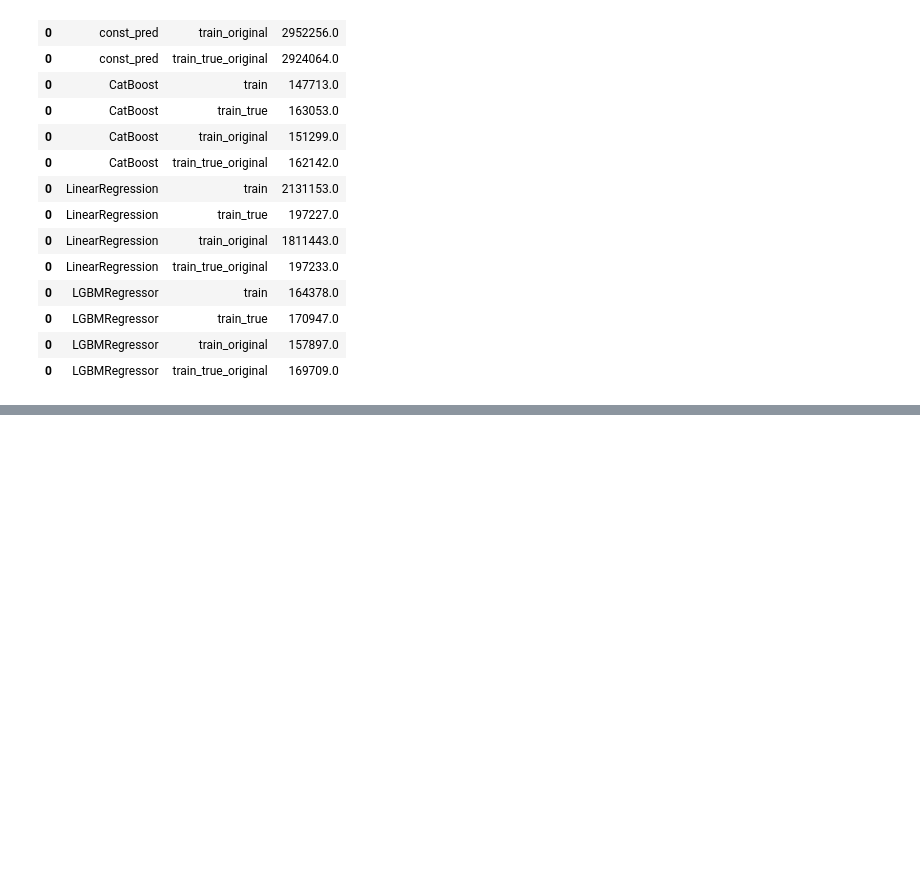
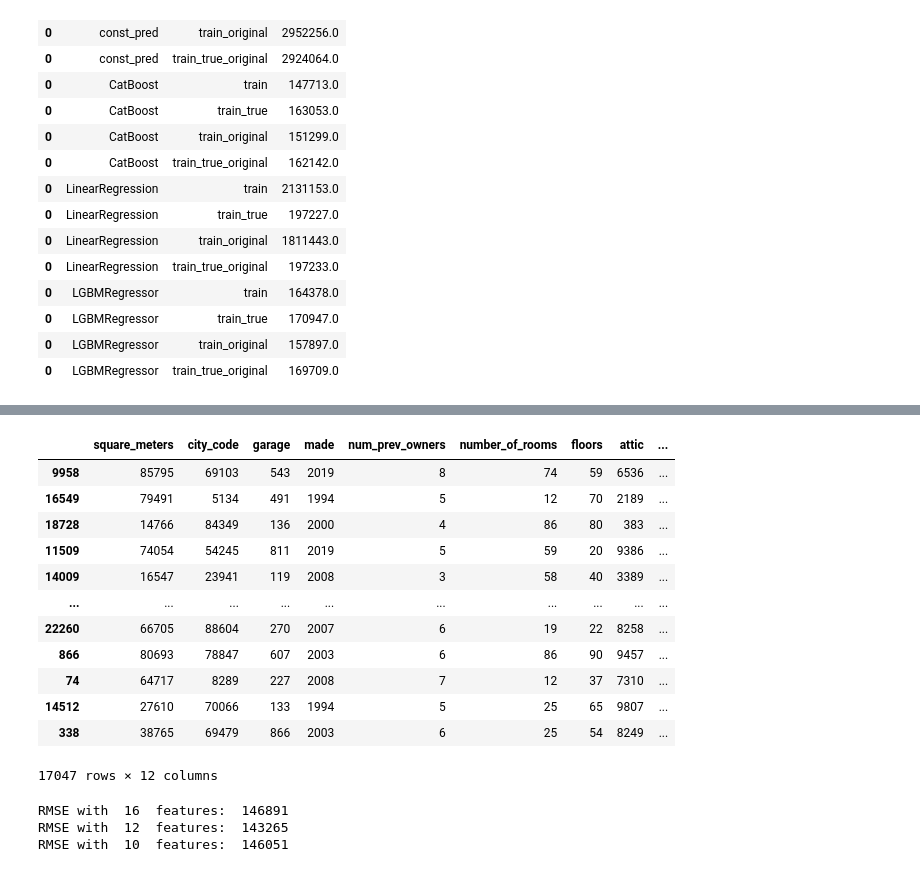
Before and after one commit to keedach/Kaggle, a Jupyter notebook: playground_series_3_6/playground_series_3_6.ipynb, the cells around one changed output, grey strips where cells are left out. Cells and saved outputs as stored; diff of their text form; code cells hidden in the pictures; blank space fills up the shorter version.

```diff
--- a/playground_series_3_6/playground_series_3_6.ipynb
+++ b/playground_series_3_6/playground_series_3_6.ipynb
@@ -2068,0 +2070,13 @@ dd
+# %%
+X_train, X_valid, y_train, y_valid = \
+    dataset['train'][0].drop('price', axis=1), \
+    dataset['train'][1].drop('price', axis=1), \
+    dataset['train'][0]['price'], \
+    dataset['train'][1]['price']
+
+model = CatBoostRegressor(random_seed=13)
+model.fit(
+    X=X_train,
+    y=y_train,
+    eval_set=(X_valid, y_valid),
+    verbose=False)
@@ -2068,0 +2085,9 @@ dd
+# %%
+feature_importance = pd.DataFrame(
+    data=model.get_feature_importance(),
+    index=X_train.columns.tolist())
+
+feature_importance.columns = ['feature_importance']
+
+feature_importance = feature_importance.sort_values(
+    by='feature_importance', ascending=False)
@@ -2068,0 +2114,50 @@ dd
+# %%
+new_features = (
+    feature_importance.index.tolist(),
+    feature_importance.index.tolist()[:12],
+    feature_importance.index.tolist()[:10]
+    )
+# %%
+dataset['train'][0].loc[:, new_features[1]]
+# %% [output]
+|  | square_meters | city_code | garage | made | num_prev_owners | number_of_rooms | floors | attic | ... |
+| 9958 | 85795 | 69103 | 543 | 2019 | 8 | 74 | 59 | 6536 | ... |
+| 16549 | 79491 | 5134 | 491 | 1994 | 5 | 12 | 70 | 2189 | ... |
+| 18728 | 14766 | 84349 | 136 | 2000 | 4 | 86 | 80 | 383 | ... |
+| 11509 | 74054 | 54245 | 811 | 2019 | 5 | 59 | 20 | 9386 | ... |
+| 14009 | 16547 | 23941 | 119 | 2008 | 3 | 58 | 40 | 3389 | ... |
+| ... | ... | ... | ... | ... | ... | ... | ... | ... | ... |
+| 22260 | 66705 | 88604 | 270 | 2007 | 6 | 19 | 22 | 8258 | ... |
+| 866 | 80693 | 78847 | 607 | 2003 | 6 | 86 | 90 | 9457 | ... |
+| 74 | 64717 | 8289 | 227 | 2008 | 7 | 12 | 37 | 7310 | ... |
+| 14512 | 27610 | 70066 | 133 | 1994 | 5 | 25 | 65 | 9807 | ... |
+| 338 | 38765 | 69479 | 866 | 2003 | 6 | 25 | 54 | 8249 | ... |
+17047 rows × 12 columns
+# %%
+for f in new_features:
+
+    X_train, X_valid, y_train, y_valid = \
+        dataset['train'][0].drop('price', axis=1), \
+        dataset['train'][1].drop('price', axis=1), \
+        dataset['train'][0]['price'], \
+        dataset['train'][1]['price']
+
+    X_train = X_train.loc[:, f]
+    X_valid = X_valid.loc[:, f]
+
+    model = CatBoostRegressor(random_seed=13)
+    model.fit(
+        X=X_train,
+        y=y_train,
+        eval_set=(X_valid, y_valid),
+        verbose=False)
+
+    rmse = round(np.sqrt(
+        mean_squared_error(y_valid, model.predict(data=X_valid))
+        ))
+
+    print('RMSE with ', len(f), ' features: ', rmse)
+# %% [output]
+RMSE with  16  features:  146891
+RMSE with  12  features:  143265
+RMSE with  10  features:  146051
```
Also changed, not shown: parts of 21 cells of this notebook, 4 other files.
